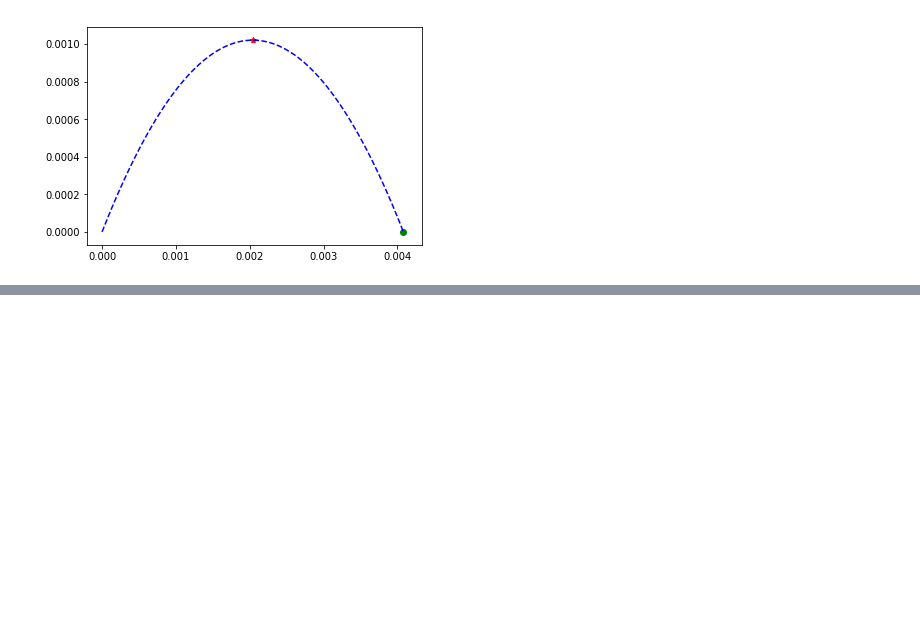
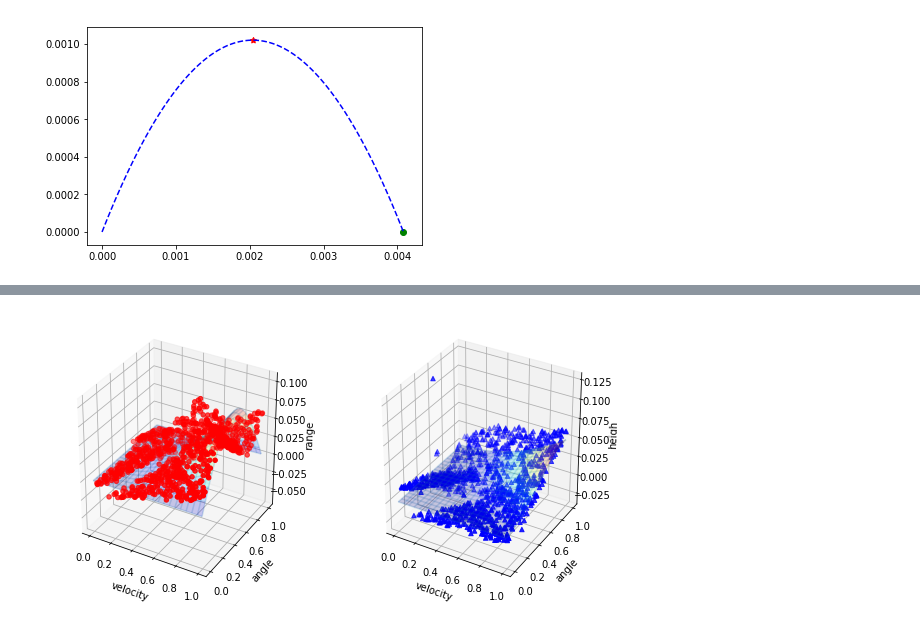
Before and after one commit to acyang/projectile_motion, a Jupyter notebook: projectile_motion.ipynb, the cells around one changed output, grey strips where cells are left out. Drawn from its saved outputs; the diff is of its cells as text; code cells hidden in the pictures; blank space fills up the shorter version.

```diff
--- a/projectile_motion.ipynb
+++ b/projectile_motion.ipynb
@@ -113,0 +115,30 @@ surf = ax.plot_surface(X, Y, Z, cmap=cm.coolwarm,
+# %%
+fig = plt.figure(1, figsize=(10, 5))
+ax = fig.add_subplot(1, 2, 1, projection='3d')
+X = np.arange(0, 1, 0.01)
+Y = np.arange(0, 1, 0.01)
+X, Y = np.meshgrid(X, Y)
+R = hrange(X, Y)
+H = heigh(X, Y)
+ax.plot_wireframe(X, Y, R, rstride=5, cstride=5, alpha=0.2)
+ax.plot_surface(X, Y, R, rstride=5, cstride=5, alpha=0.2,cmap=cm.jet)
+#print(vel.shape, theta.shape, r.shape)
+
+ax.scatter(vel, theta, pred[:,0], c='r', marker='o')
+
+ax.set_xlabel('velocity')
+ax.set_ylabel('angle')
+ax.set_zlabel('range')
+
+ax = fig.add_subplot(1, 2, 2, projection='3d')
+ax.plot_wireframe(X, Y, H, rstride=5, cstride=5, alpha=0.2)
+ax.plot_surface(X, Y, H, rstride=5, cstride=5, alpha=0.2,cmap=cm.jet)
+ax.scatter(vel, theta, pred[:,1], c='b', marker='^')
+
+ax.set_xlabel('velocity')
+ax.set_ylabel('angle')
+ax.set_zlabel('heigh')
+
+plt.show()
+# %% [output]
+[figure, added]
```
Also changed, not shown: parts of 4 cells of this notebook.
